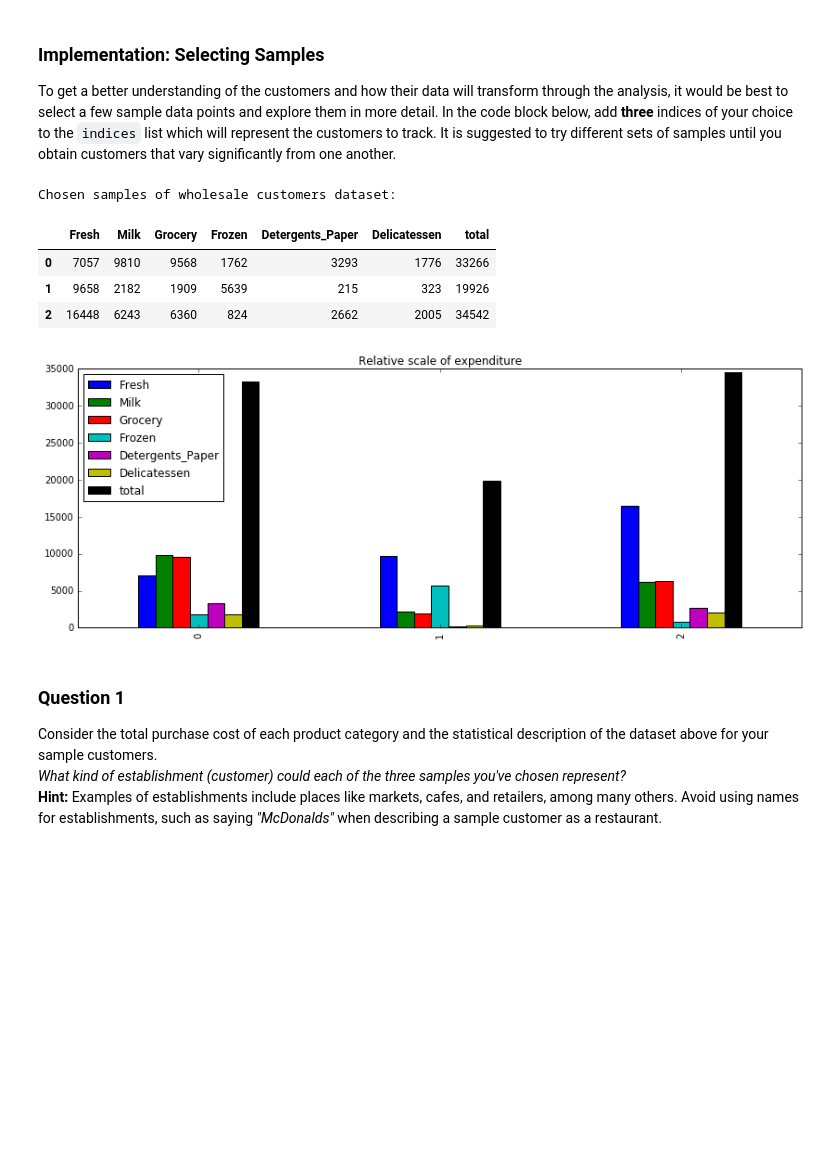
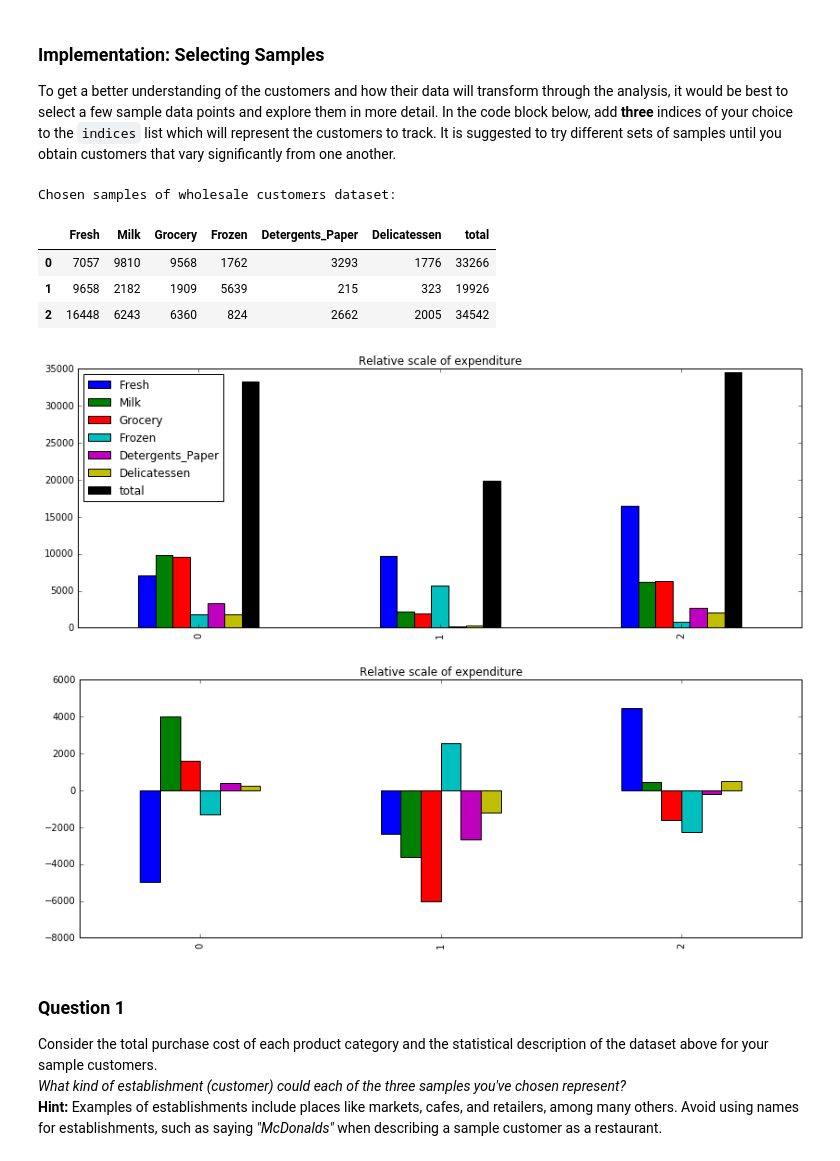
Before and after one commit to llathrop/creating_customer_segments, a Jupyter notebook: customer_segments.ipynb, the cells around one changed output. Drawn from its saved outputs; the diff is of its cells as text; code cells hidden in the pictures; blank space fills up the shorter version.

Commit message:
feat: added graph for mean to Selecting Samples

```diff
--- a/customer_segments.ipynb
+++ b/customer_segments.ipynb
@@ -59,24 +59,32 @@ To get a better understanding of the customers and how their data will transform
 # %%
 # TODO: Select three indices of your choice you wish to sample from the dataset
 indices = [1,99,300]
 
 # Create a DataFrame of the chosen samples
 samples = pd.DataFrame(data.loc[indices], columns = data.keys()).reset_index(drop = True)
 #It would be nice to know the overall size of the business
 samples['total']=samples.sum(axis=1)
 
 print "Chosen samples of wholesale customers dataset:"
 display(samples)
+diffFromMean=pd.DataFrame()
+for i in data.describe().T['mean'].index.values.tolist():
+    diffFromMean[i]=((samples[i]- data.describe().T['mean'][i]))
+
+
 samples.plot(kind='bar',legend = True, title = 'Relative scale of expenditure',figsize=(14,5))
+diffFromMean.plot(kind='bar',legend = False, title = 'Relative scale of expenditure',figsize=(14,5))
+
 
 samples.drop('total',axis = 1,inplace=True) # I added a total column, and it should go away
 # %% [output]
 Chosen samples of wholesale customers dataset:
 |  | Fresh | Milk | Grocery | Frozen | Detergents_Paper | Delicatessen | total |
 | 0 | 7057 | 9810 | 9568 | 1762 | 3293 | 1776 | 33266 |
 | 1 | 9658 | 2182 | 1909 | 5639 | 215 | 323 | 19926 |
 | 2 | 16448 | 6243 | 6360 | 824 | 2662 | 2005 | 34542 |
 [figure]
+[figure, added]
 # %% [markdown]
 ### Question 1
 Consider the total purchase cost of each product category and the statistical description of the dataset above for your sample customers.
```
Also changed, not shown: parts of 1 cell of this notebook.
